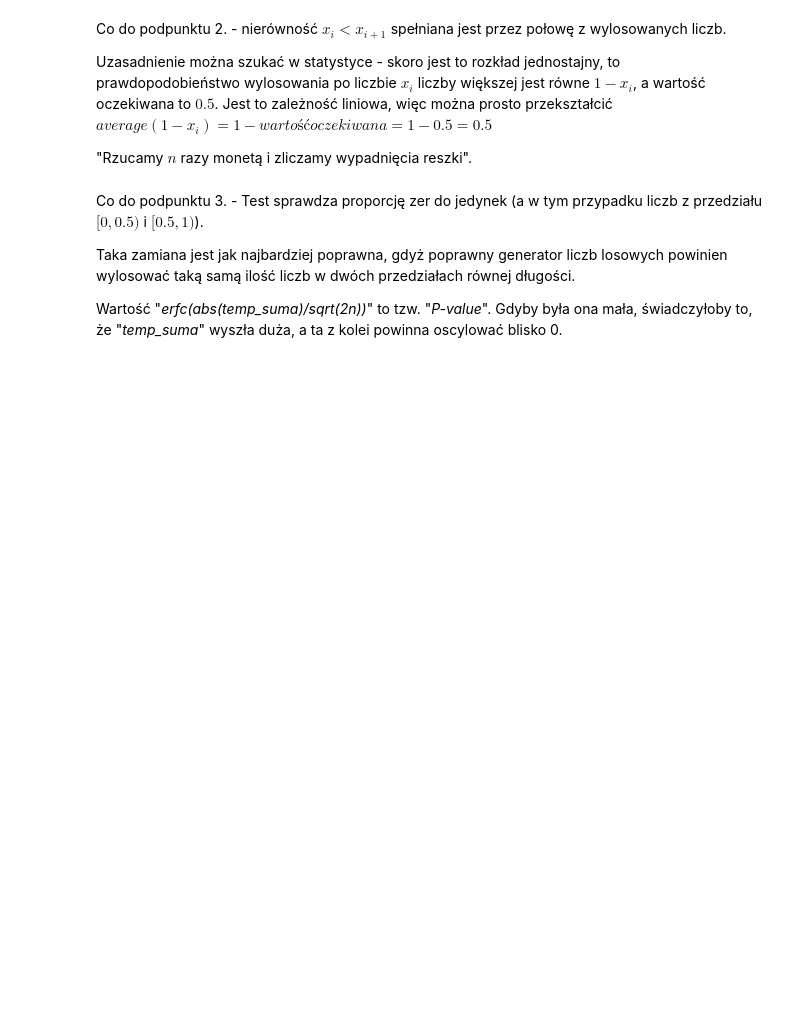
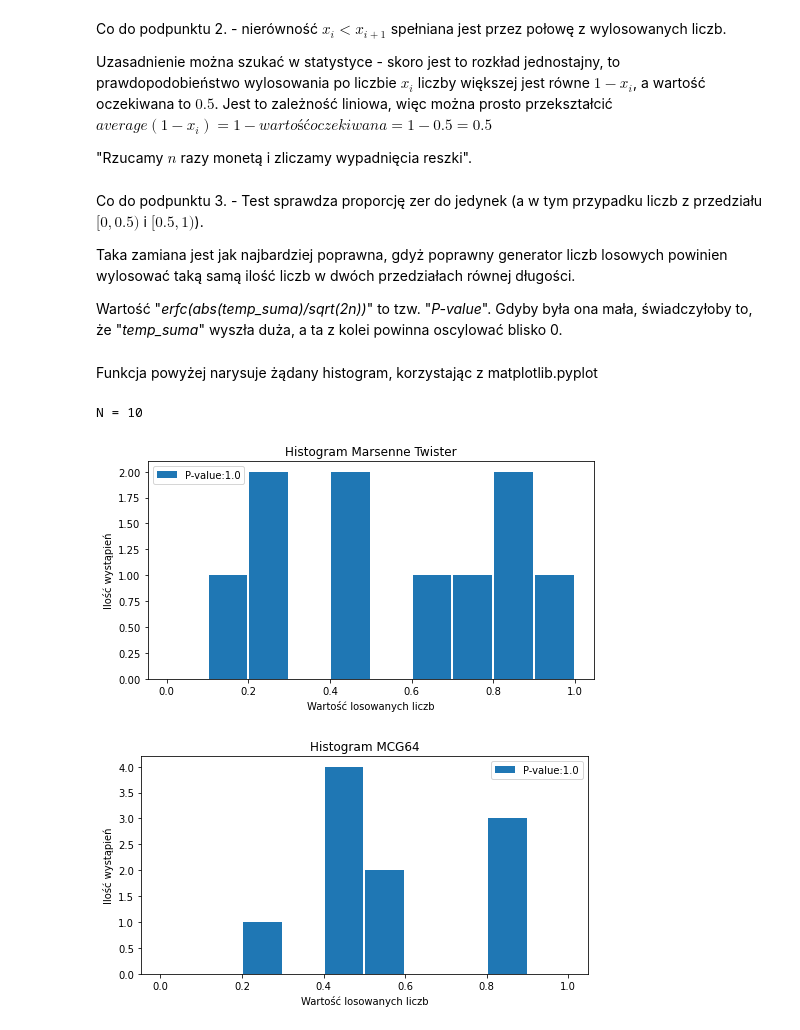
Before and after one commit to GabenRulez/4semestr_MOwNiT, a Jupyter notebook: lab11/lab11.ipynb, the cells around one changed output. Drawn from its saved outputs; the diff is of its cells as text; code cells hidden in the pictures; blank space fills up the shorter version.

```diff
--- a/lab11/lab11.ipynb
+++ b/lab11/lab11.ipynb
@@ -151,3 +151,25 @@ Taka zamiana jest jak najbardziej poprawna, gdyż poprawny generator liczb losow
 
 Wartość "*erfc(abs(temp_suma)/sqrt(2n))*" to tzw. "*P-value*".
 Gdyby była ona mała, świadczyłoby to, że "*temp_suma*" wyszła duża, a ta z kolei powinna oscylować blisko 0.
+# %%
+def rysuj_histogram_10czesci(temp_histogram, tytul="Histogram"):
+    x = np.linspace(start=0, stop=1, num=10, endpoint=False)
+    #plt.bar(x+0.05, height=temp_histogram_MCG64, width=0.1)
+    fig1, ax1 = plt.subplots(figsize=(8,4))
+    ax1.set_title(tytul)
+    ax1.set_xlabel("Wartość losowanych liczb")
+    ax1.set_ylabel("Ilość wystąpień")
+
+    ax1.bar(x+0.05, height=temp_histogram[0], width=0.095, label="P-value:" + str(temp_histogram[2]))
+    ax1.legend()
+    fig1.show()
+# %% [markdown]
+Funkcja powyżej narysuje żądany histogram, korzystając z matplotlib.pyplot
+# %%
+print("N = 10")
+rysuj_histogram_10czesci(histogram_MarsenneTwister(10, 10), tytul="Histogram Marsenne Twister")
+rysuj_histogram_10czesci(histogram_MCG64(10, 10), tytul="Histogram MCG64")
+# %% [output]
+N = 10
+[figure, added]
+[figure, added]
```
Also changed, not shown: parts of 5 cells of this notebook.
